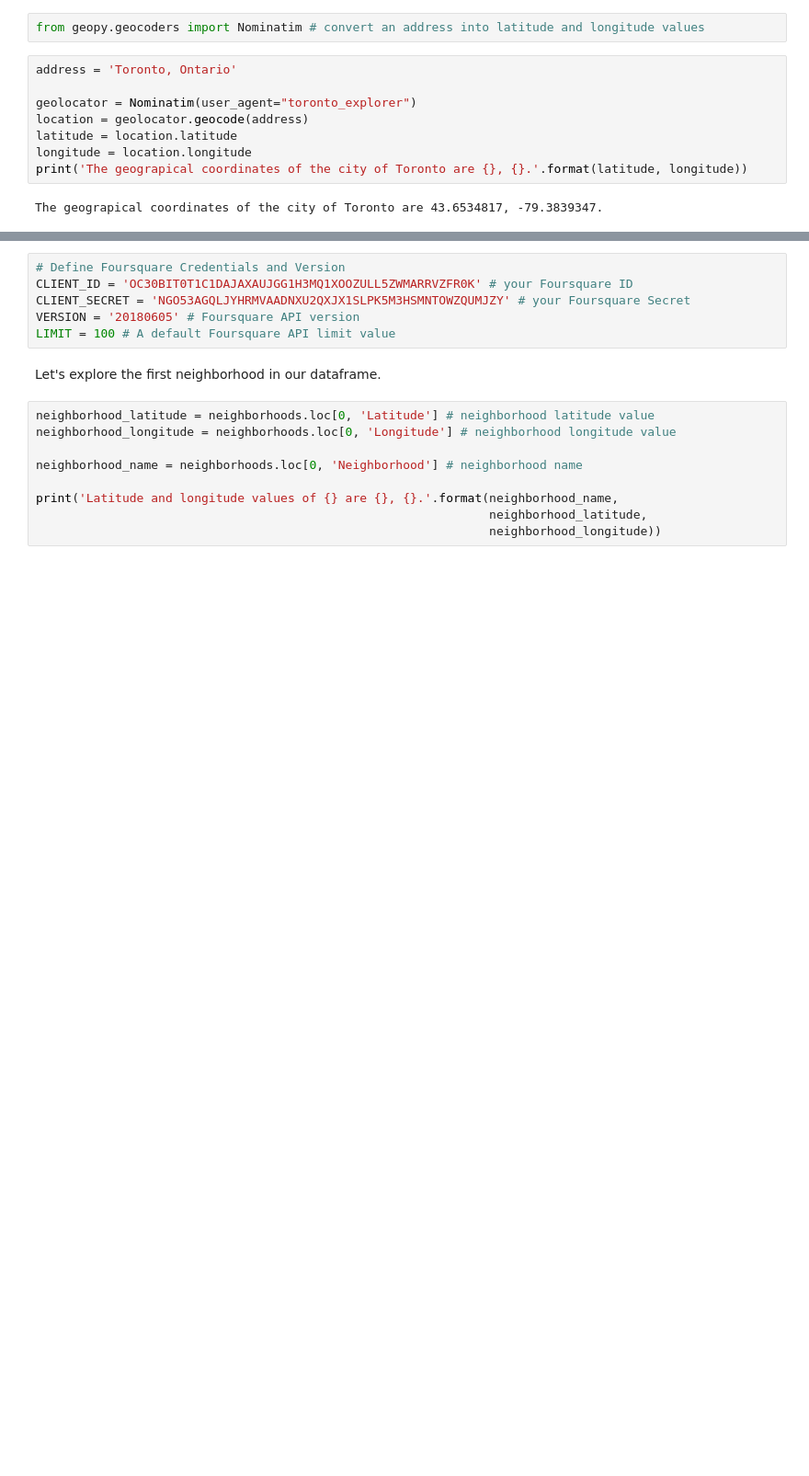
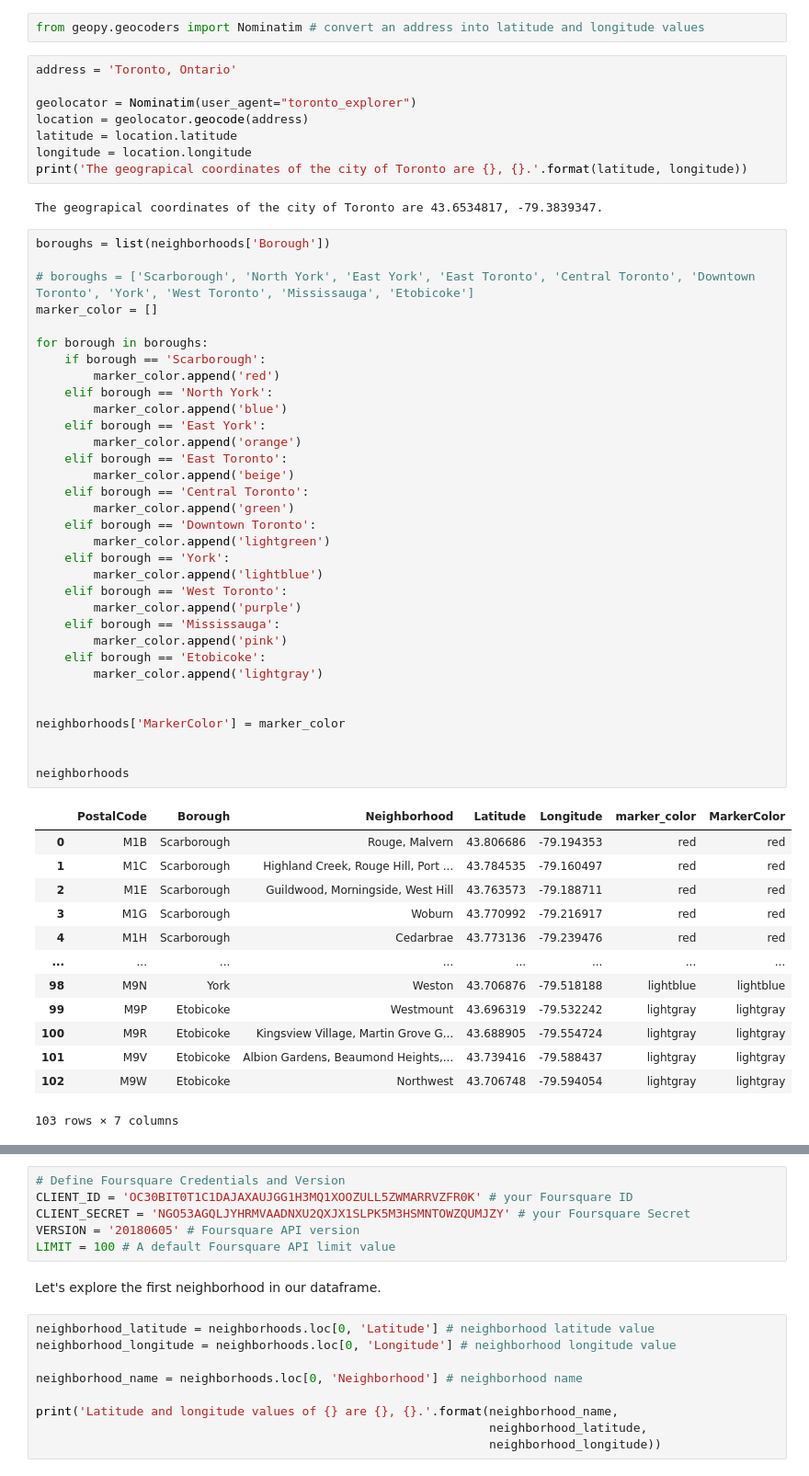
Before and after one commit to alinasansevich/Coursera_Capstone, a Jupyter notebook: Clustering-Neighborhoods-in-Toronto.ipynb, the cells around one changed output, grey strips where cells are left out. Shown: that part at 92% size. Saved outputs shown, nothing was run; the diff lists cells and outputs as text; blank space fills up the shorter version.

Commit message:
Changed marker colors.

```diff
--- a/Clustering-Neighborhoods-in-Toronto.ipynb
+++ b/Clustering-Neighborhoods-in-Toronto.ipynb
@@ -319,6 +319,53 @@ longitude = location.longitude
 print('The geograpical coordinates of the city of Toronto are {}, {}.'.format(latitude, longitude))
 # %% [output]
 The geograpical coordinates of the city of Toronto are 43.6534817, -79.3839347.
+# %%
+boroughs = list(neighborhoods['Borough'])
+
+# boroughs = ['Scarborough', 'North York', 'East York', 'East Toronto', 'Central Toronto', 'Downtown Toronto', 'York', 'West Toronto', 'Mississauga', 'Etobicoke']
+marker_color = []
+
+for borough in boroughs:
+    if borough == 'Scarborough':
+        marker_color.append('red')
+    elif borough == 'North York':
+        marker_color.append('blue')
+    elif borough == 'East York':
+        marker_color.append('orange')
+    elif borough == 'East Toronto':
+        marker_color.append('beige')
+    elif borough == 'Central Toronto':
+        marker_color.append('green')
+    elif borough == 'Downtown Toronto':
+        marker_color.append('lightgreen')
+    elif borough == 'York':
+        marker_color.append('lightblue')
+    elif borough == 'West Toronto':
+        marker_color.append('purple')
+    elif borough == 'Mississauga':
+        marker_color.append('pink')
+    elif borough == 'Etobicoke':
+        marker_color.append('lightgray')
+
+
+neighborhoods['MarkerColor'] = marker_color
+
+
+neighborhoods
+# %% [output]
+|  | PostalCode | Borough | Neighborhood | Latitude | Longitude | marker_color | MarkerColor |
+| 0 | M1B | Scarborough | Rouge, Malvern | 43.806686 | -79.194353 | red | red |
+| 1 | M1C | Scarborough | Highland Creek, Rouge Hill, Port ... | 43.784535 | -79.160497 | red | red |
+| 2 | M1E | Scarborough | Guildwood, Morningside, West Hill | 43.763573 | -79.188711 | red | red |
+| 3 | M1G | Scarborough | Woburn | 43.770992 | -79.216917 | red | red |
+| 4 | M1H | Scarborough | Cedarbrae | 43.773136 | -79.239476 | red | red |
+| ... | ... | ... | ... | ... | ... | ... | ... |
+| 98 | M9N | York | Weston | 43.706876 | -79.518188 | lightblue | lightblue |
+| 99 | M9P | Etobicoke | Westmount | 43.696319 | -79.532242 | lightgray | lightgray |
+| 100 | M9R | Etobicoke | Kingsview Village, Martin Grove G... | 43.688905 | -79.554724 | lightgray | lightgray |
+| 101 | M9V | Etobicoke | Albion Gardens, Beaumond Heights,... | 43.739416 | -79.588437 | lightgray | lightgray |
+| 102 | M9W | Etobicoke | Northwest | 43.706748 | -79.594054 | lightgray | lightgray |
+103 rows × 7 columns
 # %%
 # create map of Toronto using latitude and longitude values
 map_toronto = folium.Map(location=[latitude, longitude], zoom_start=10)
```
Also changed, not shown: parts of 3 cells of this notebook.
